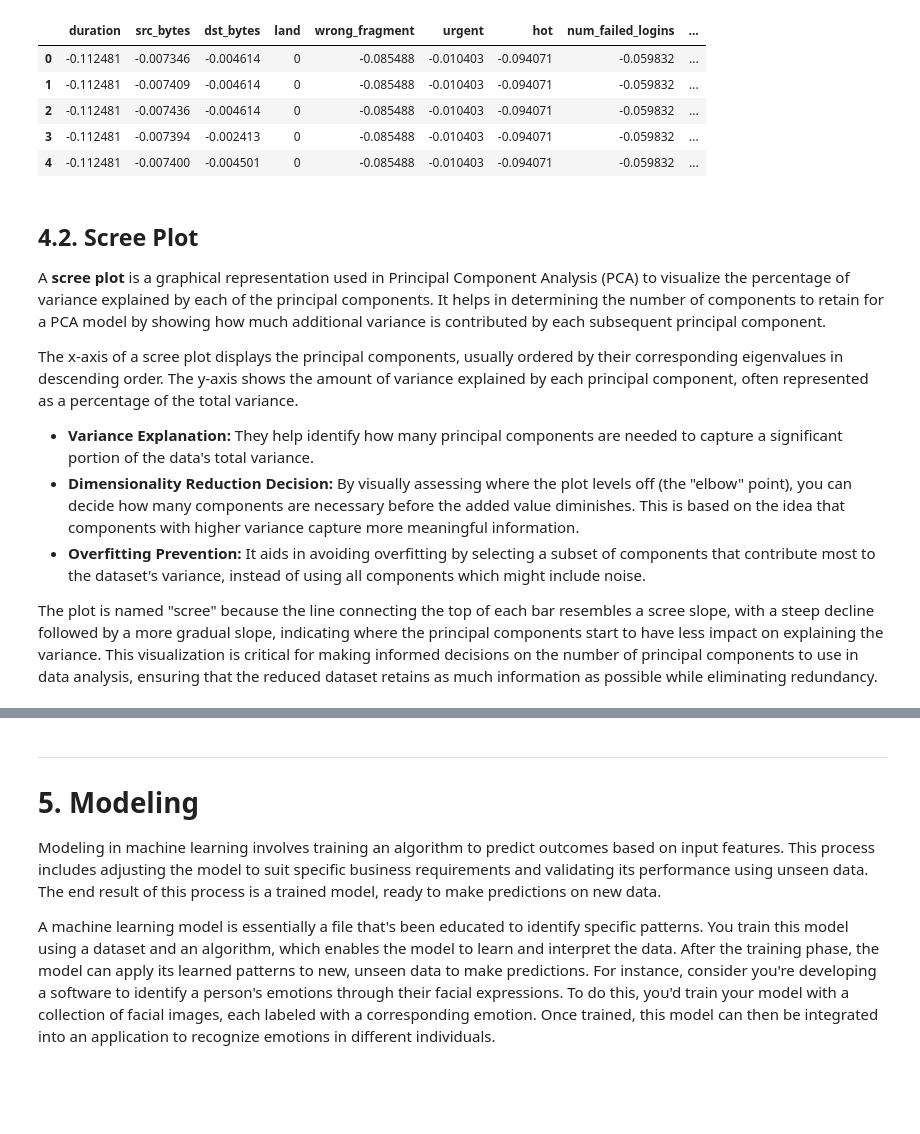
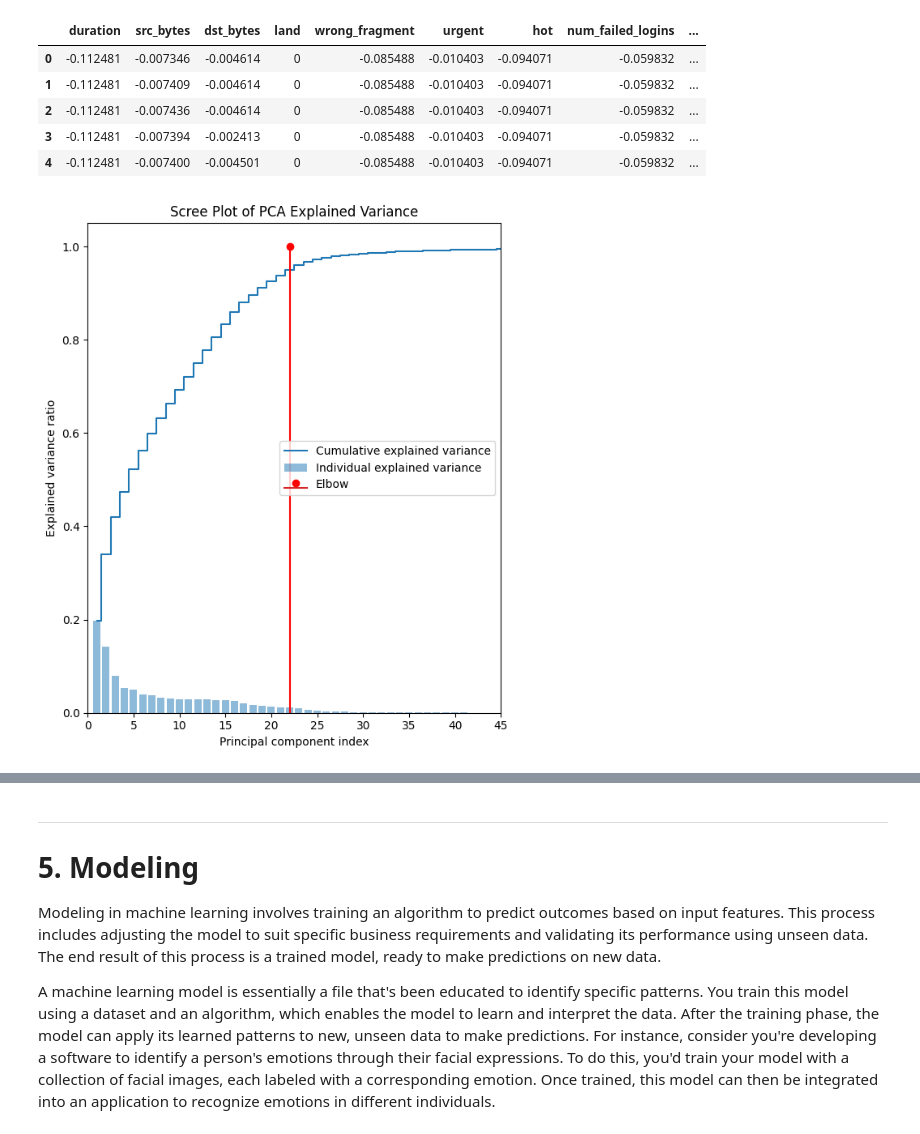
Before and after one commit to andypc93/cyber-sentry, a Jupyter notebook: CyberSentry_Notebook.ipynb, the cells around one changed output, grey strips where cells are left out. Drawn from its saved outputs; the diff is of its cells as text; code cells hidden in the pictures; blank space fills up the shorter version.

```diff
--- a/CyberSentry_Notebook.ipynb
+++ b/CyberSentry_Notebook.ipynb
@@ -233,18 +150,3 @@ pie_plot(df_all, ['protocol_type','outcome'], 1, 2)
 # **4. Preprocessing the Data**
 # %% [markdown]
 ## 4.1. Scaling the Data
-# %%
-def scaling(df_num):
-    """
-    Scales the numerical columns of a dataframe.
-
-    Parameters:
-    - df_num: DataFrame containing only numerical columns.
-
-    Returns:
-    - DataFrame with scaled numerical columns.
-    """
-    scaler = StandardScaler()
-    scaled_array = scaler.fit_transform(df_num)
-    scaled_df = pd.DataFrame(scaled_array, columns=df_num.columns)
-    return scaled_df
@@ -280,7 +191,7 @@ def preprocess(dataframe, scaler=None):
     return dataframe, scaler
 # %%
 # Fit and transform the training data
-df_scaled, scaler = preprocess(df_all)
+df_scaled, scaler = preprocess(df)
 # %%
 df_scaled.head()
 # %% [output]
@@ -290,15 +201,30 @@ df_scaled.head()
 | 2 | -0.112481 | -0.007436 | -0.004614 | 0 | -0.085488 | -0.010403 | -0.094071 | -0.059832 | ... |
 | 3 | -0.112481 | -0.007394 | -0.002413 | 0 | -0.085488 | -0.010403 | -0.094071 | -0.059832 | ... |
 | 4 | -0.112481 | -0.007400 | -0.004501 | 0 | -0.085488 | -0.010403 | -0.094071 | -0.059832 | ... |
-# %% [markdown]
-## **4.2. Scree Plot**
-
-A **scree plot** is a graphical representation used in Principal Component Analysis (PCA) to visualize the percentage of variance explained by each of the principal components. It helps in determining the number of components to retain for a PCA model by showing how much additional variance is contributed by each subsequent principal component.
-
-The x-axis of a scree plot displays the principal components, usually ordered by their corresponding eigenvalues in descending order. The y-axis shows the amount of variance explained by each principal component, often represented as a percentage of the total variance.
-
-- **Variance Explanation:** They help identify how many principal components are needed to capture a significant portion of the data's total variance.
-- **Dimensionality Reduction Decision:** By visually assessing where the plot levels off (the "elbow" point), you can decide how many components are necessary before the added value diminishes. This is based on the idea that components with higher variance capture more meaningful information.
-- **Overfitting Prevention:** It aids in avoiding overfitting by selecting a subset of components that contribute most to the dataset's variance, instead of using all components which might include noise.
-
-The plot is named "scree" because the line connecting the top of each bar resembles a scree slope, with a steep decline followed by a more gradual slope, indicating where the principal components start to have less impact on explaining the variance. This visualization is critical for making informed decisions on the number of principal components to use in data analysis, ensuring that the reduced dataset retains as much information as possible while eliminating redundancy.
+# %%
+# Prepare feature and target variables
+X = df_scaled.drop(['outcome', 'level'], axis=1)
+y_classification = df_scaled['outcome'].astype(int)  # Direct conversion to int for classification
+y_regression = df_scaled['level']  # For regression
+
+# Apply PCA to assess dimensionality reduction (without initially specifying n_components)
+pca = PCA()
+pca.fit(X)
+
+# Generate a scree plot to visualize explained variance ratio by each component
+plt.figure(figsize=(6, 7))
+explained_variance_ratio = pca.explained_variance_ratio_
+cumulative_explained_variance = np.cumsum(explained_variance_ratio)
+plt.bar(range(1, len(explained_variance_ratio) + 1), explained_variance_ratio, alpha=0.5, align='center', label='Individual explained variance')
+plt.step(range(1, len(cumulative_explained_variance) + 1), cumulative_explained_variance, where='mid', label='Cumulative explained variance')
+plt.ylabel('Explained variance ratio')
+plt.xlabel('Principal component index')
+plt.xticks(range(0, len(explained_variance_ratio) + 1, 5))  # Set x-axis ticks to show every 10th label
+plt.xlim(0,45)
+plt.stem(22, 1, linefmt = 'red', label= 'Elbow')
+plt.legend(loc='best')
+plt.title('Scree Plot of PCA Explained Variance')
+plt.tight_layout()  # Adjust layout to fit everything
+plt.show()
+# %% [output]
+[figure, added]
```
Also changed, not shown: parts of 35 cells of this notebook.
